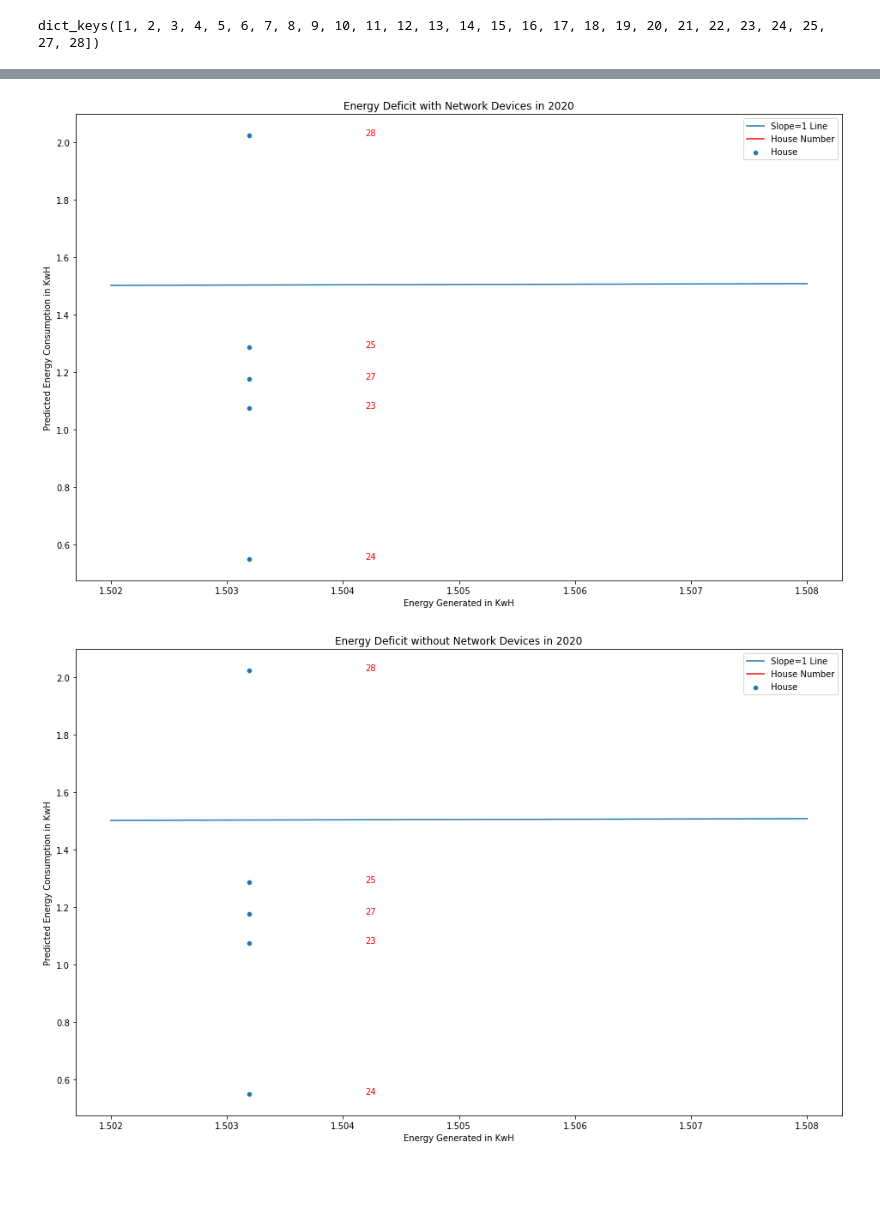
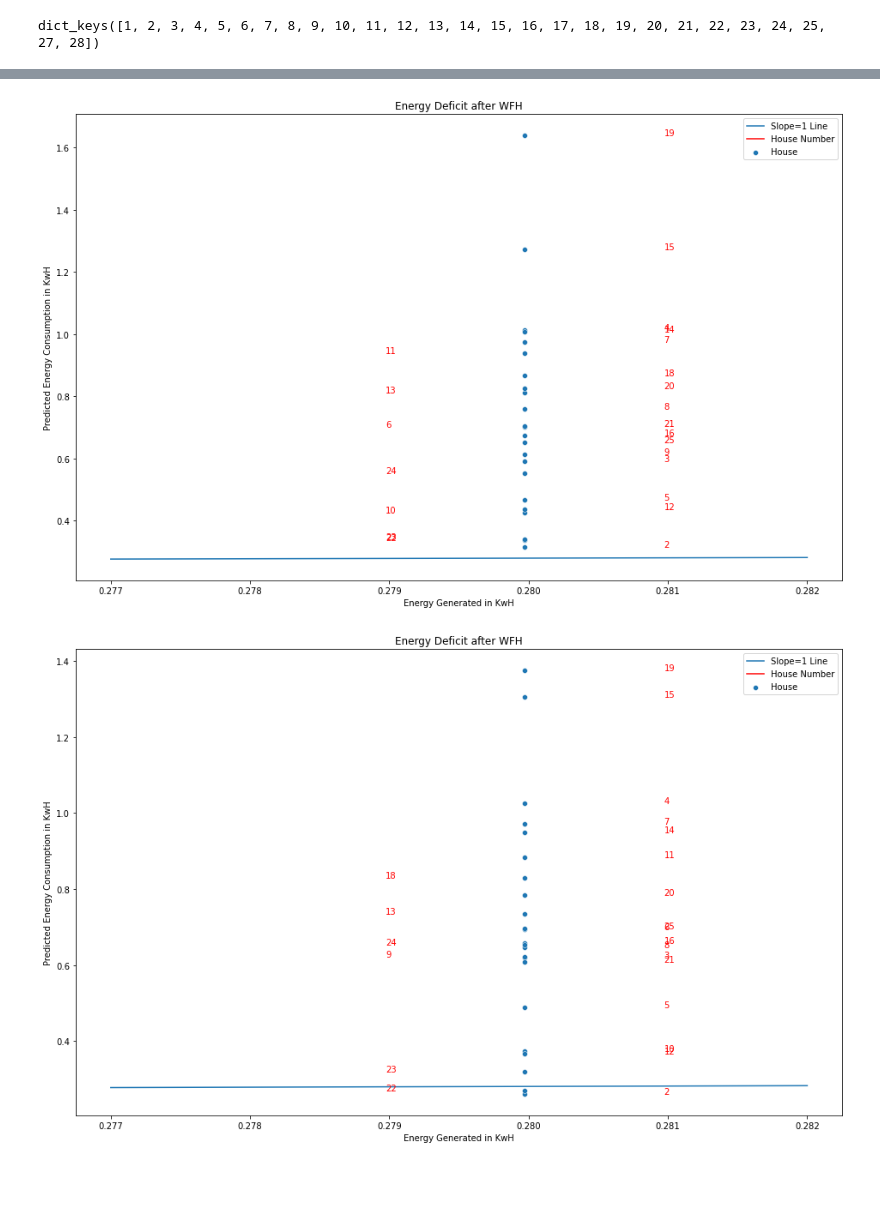
Before and after one commit to rishabhjain1997/Energy-Datasets, a Jupyter notebook: Deficit_Graphs.ipynb, the cells around one changed output, grey strips where cells are left out. Drawn from its saved outputs; the diff is of its cells as text; code cells hidden in the pictures; blank space fills up the shorter version.

```diff
--- a/Deficit_Graphs.ipynb
+++ b/Deficit_Graphs.ipynb
@@ -76,7 +113,7 @@ scenario_4_consumption_df
 606477 rows × 11 columns
 # %%
 print("Energy Deficit with Network Devices in 2017")
-scen_2_consum =scenario_2_consumption_df[(scenario_2_consumption_df['timestamp'] == '2017-11-02 00:00:00')][['energy_predicted','Total Generated Energy', 'Predicted Energy Deficit', 'House Number']].reset_index()
+scen_2_consum =scenario_2_consumption_df[(scenario_2_consumption_df['timestamp'] == '2017-11-02 00:00:00')][['energy_predicted','Total Generated Energy', 'Predicted Energy Deficit', 'House Number']].reset_index().copy()
 scen_2_consum
 # %% [output]
 Energy Deficit with Network Devices in 2017
@@ -123,5 +160,5 @@ Energy Deficit without Network Devices in 2017
 # %%
-def plot_deficit(df, x_left=[], title = "Energy Deficit without Network Devices in 2017", x_lim =0.310, y_lim = 0.340):
+def plot_deficit(df, x_left=[], title = "Energy Deficit without Network Devices in 2017", x_lim =0.277, y_lim = 0.282):
     plt.figure(figsize=(16,10))
     sns.scatterplot(data=df,x='Total Generated Energy',y='energy_predicted')
     plt.title(title) #title
@@ -148,0 +186,5 @@ plot_deficit(scen_2_consum,[11,13,2,24,6,10,5], "Energy Deficit with Network Dev
+# %%
+# Multiply with multiplier
+scen_2_consum['energy_predicted'] = scen_2_consum['energy_predicted'] * 1.17
+scen_4_consum['energy_predicted'] = scen_4_consum['energy_predicted'] * 1.17
+scen_4_consum
@@ -161,4 +213,0 @@ Energy Deficit without Network Devices in 2020
-# %%
-scen_2_consum =scenario_2_consumption_df[(scenario_2_consumption_df['timestamp'] == '2020-01-01 00:00:00')][['energy_predicted','Total Generated Energy', 'Predicted Energy Deficit', 'House Number']].reset_index()
-print("Energy Deficit with Network Devices in 2020")
-scen_2_consum
@@ -173,8 +214,10 @@ Energy Deficit with Network Devices in 2020
 # %%
-plot_deficit(scen_2_consum,[], "Energy Deficit with Network Devices in 2020", x_lim =1.502, y_lim = 1.508)
+plot_deficit(scen_2_consum,[11,23,13,22,24,10,6], title = "Energy Deficit after WFH")
 # %% [output]
-[figure, old version]
+[figure, new version]
 # %%
-plot_deficit(scen_4_consum,[], "Energy Deficit without Network Devices in 2020", x_lim =1.502, y_lim = 1.508)
+plot_deficit(scen_4_consum,[13,28,23,22,18,9,24], title = "Energy Deficit after WFH")
 # %% [output]
-[figure, old version]
+[figure, new version]
+# %% [markdown]
+####
```
Also changed, not shown: parts of 20 cells of this notebook, 8 other files.
